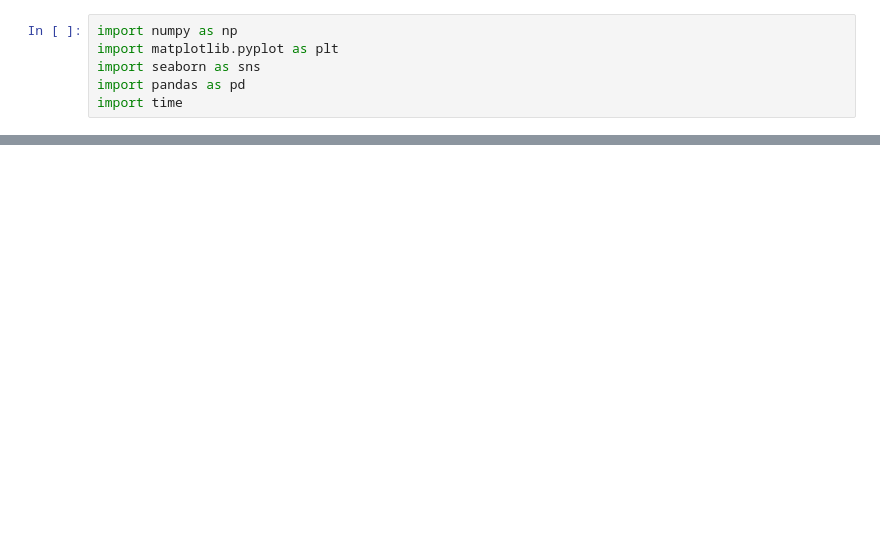
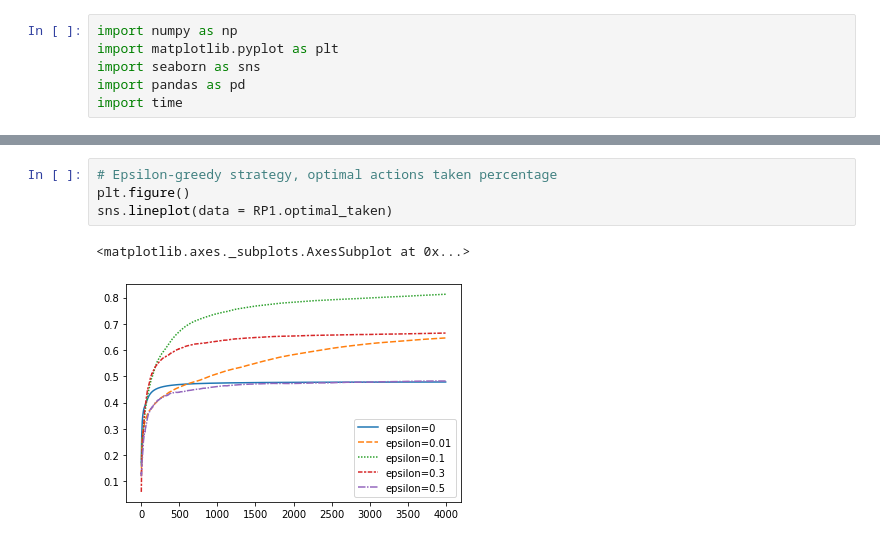
Before and after one commit to leafsigh/Reinforcement-Learning, a Jupyter notebook: N_armed bandit.ipynb, the cells around one changed output, grey strips where cells are left out. Cells and saved outputs as stored; diff of their text form; blank space fills up the shorter version.

```diff
--- a/N_armed bandit.ipynb
+++ b/N_armed bandit.ipynb
@@ -251,0 +300,7 @@ sns.lineplot(data = RP2.optimal_action)
+# %%
+# Epsilon-greedy strategy, optimal actions taken percentage
+plt.figure()
+sns.lineplot(data = RP1.optimal_taken)
+# %% [output]
+<matplotlib.axes._subplots.AxesSubplot at 0x...>
+[figure, added]
```
Also changed, not shown: parts of 9 cells of this notebook.
